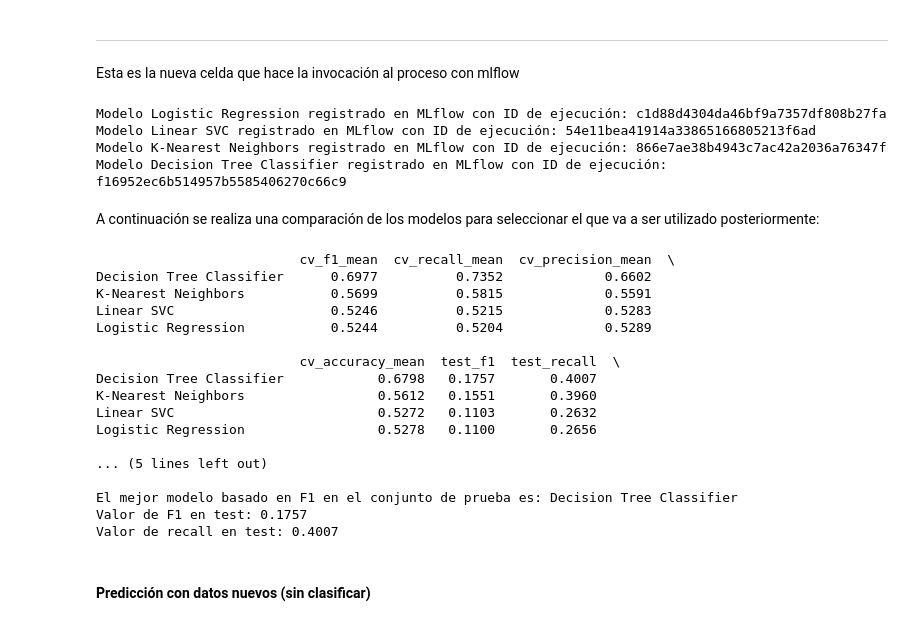
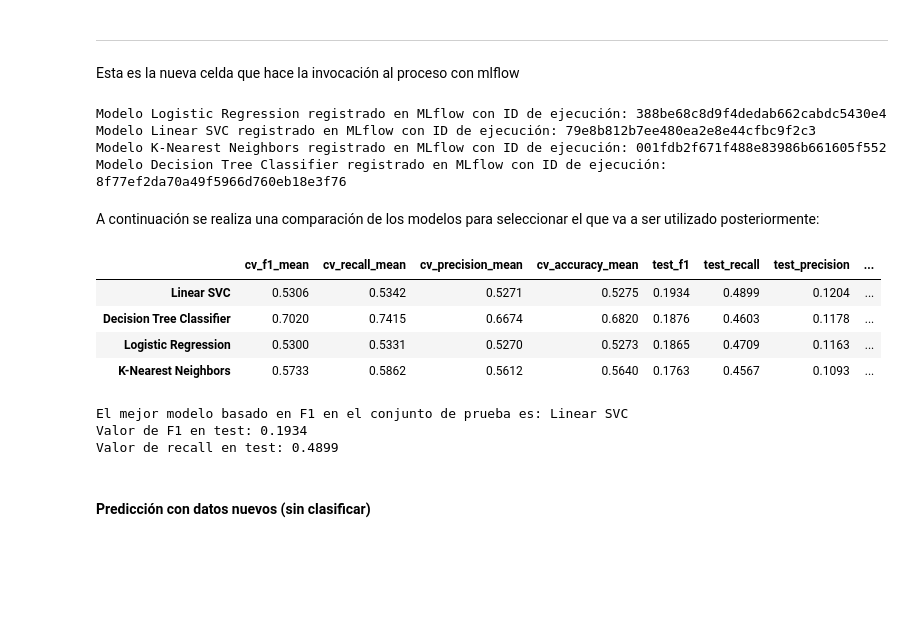
Before and after one commit to tinxo/13MBID-ABR2526, a Jupyter notebook: notebooks/MD01_Experimentacion_MLF.ipynb, the cells around one changed output. Cells and saved outputs as stored; diff of their text form; code cells hidden in the pictures; blank space fills up the shorter version.

```diff
--- a/notebooks/MD01_Experimentacion_MLF.ipynb
+++ b/notebooks/MD01_Experimentacion_MLF.ipynb
@@ -30,5 +30,5 @@ from datetime import datetime
 
 # Configuración de MLflow
 mlflow.set_tracking_uri("file:./mlruns")
-mlflow.set_experiment("Proyecto 13MBID-ABR2526 - Experimentación Original")
+mlflow.set_experiment("Proyecto 13MBID-ABR2526 - Experimentación Original (V2)")
 # %% [output]
@@ -340,40 +339,31 @@ tree = DecisionTreeClassifier()
 model_tree, metrics_tree = cross_val_mlflow(tree, "Decision Tree Classifier")
 resultados['Decision Tree Classifier'] = metrics_tree
 # %% [output]
-Modelo Logistic Regression registrado en MLflow con ID de ejecución: c1d88d4304da46bf9a7357df808b27fa
-Modelo Linear SVC registrado en MLflow con ID de ejecución: 54e11bea41914a33865166805213f6ad
-Modelo K-Nearest Neighbors registrado en MLflow con ID de ejecución: 866e7ae38b4943c7ac42a2036a76347f
-Modelo Decision Tree Classifier registrado en MLflow con ID de ejecución: f16952ec6b514957b5585406270c66c9
+Modelo Logistic Regression registrado en MLflow con ID de ejecución: 388be68c8d9f4dedab662cabdc5430e4
+Modelo Linear SVC registrado en MLflow con ID de ejecución: 79e8b812b7ee480ea2e8e44cfbc9f2c3
+Modelo K-Nearest Neighbors registrado en MLflow con ID de ejecución: 001fdb2f671f488e83986b661605f552
+Modelo Decision Tree Classifier registrado en MLflow con ID de ejecución: 8f77ef2da70a49f5966d760eb18e3f76
 # %% [markdown]
 A continuación se realiza una comparación de los modelos para seleccionar el que va a ser utilizado posteriormente:
 # %%
 df_comparacion = pd.DataFrame(resultados).T
 df_comparacion = df_comparacion.round(4)
 df_comparacion = df_comparacion.sort_values(by='test_f1', ascending=False)
 
-print(df_comparacion)
+display(df_comparacion)
 
 print("\nEl mejor modelo basado en F1 en el conjunto de prueba es:", df_comparacion.index[0])
 print(f"Valor de F1 en test: {df_comparacion.iloc[0]['test_f1']}")
 print(f"Valor de recall en test: {df_comparacion.iloc[0]['test_recall']}")
 # %% [output]
+|  | cv_f1_mean | cv_recall_mean | cv_precision_mean | cv_accuracy_mean | test_f1 | test_recall | test_precision | ... |
+| Linear SVC | 0.5306 | 0.5342 | 0.5271 | 0.5275 | 0.1934 | 0.4899 | 0.1204 | ... |
+| Decision Tree Classifier | 0.7020 | 0.7415 | 0.6674 | 0.6820 | 0.1876 | 0.4603 | 0.1178 | ... |
+| Logistic Regression | 0.5300 | 0.5331 | 0.5270 | 0.5273 | 0.1865 | 0.4709 | 0.1163 | ... |
+| K-Nearest Neighbors | 0.5733 | 0.5862 | 0.5612 | 0.5640 | 0.1763 | 0.4567 | 0.1093 | ... |
-                          cv_f1_mean  cv_recall_mean  cv_precision_mean  \
-Decision Tree Classifier      0.6977          0.7352             0.6602
-K-Nearest Neighbors           0.5699          0.5815             0.5591
-Linear SVC                    0.5246          0.5215             0.5283
-Logistic Regression           0.5244          0.5204             0.5289
-
-                          cv_accuracy_mean  test_f1  test_recall  \
-Decision Tree Classifier            0.6798   0.1757       0.4007
-K-Nearest Neighbors                 0.5612   0.1551       0.3960
-Linear SVC                          0.5272   0.1103       0.2632
-Logistic Regression                 0.5278   0.1100       0.2656
-
-... (5 lines left out)
-
-El mejor modelo basado en F1 en el conjunto de prueba es: Decision Tree Classifier
-Valor de F1 en test: 0.1757
-Valor de recall en test: 0.4007
+El mejor modelo basado en F1 en el conjunto de prueba es: Linear SVC
+Valor de F1 en test: 0.1934
+Valor de recall en test: 0.4899
 # %% [markdown]
 #### Predicción con datos nuevos (sin clasificar)
 # %%
```
Also changed, not shown: parts of 8 cells of this notebook, 4 other files.
